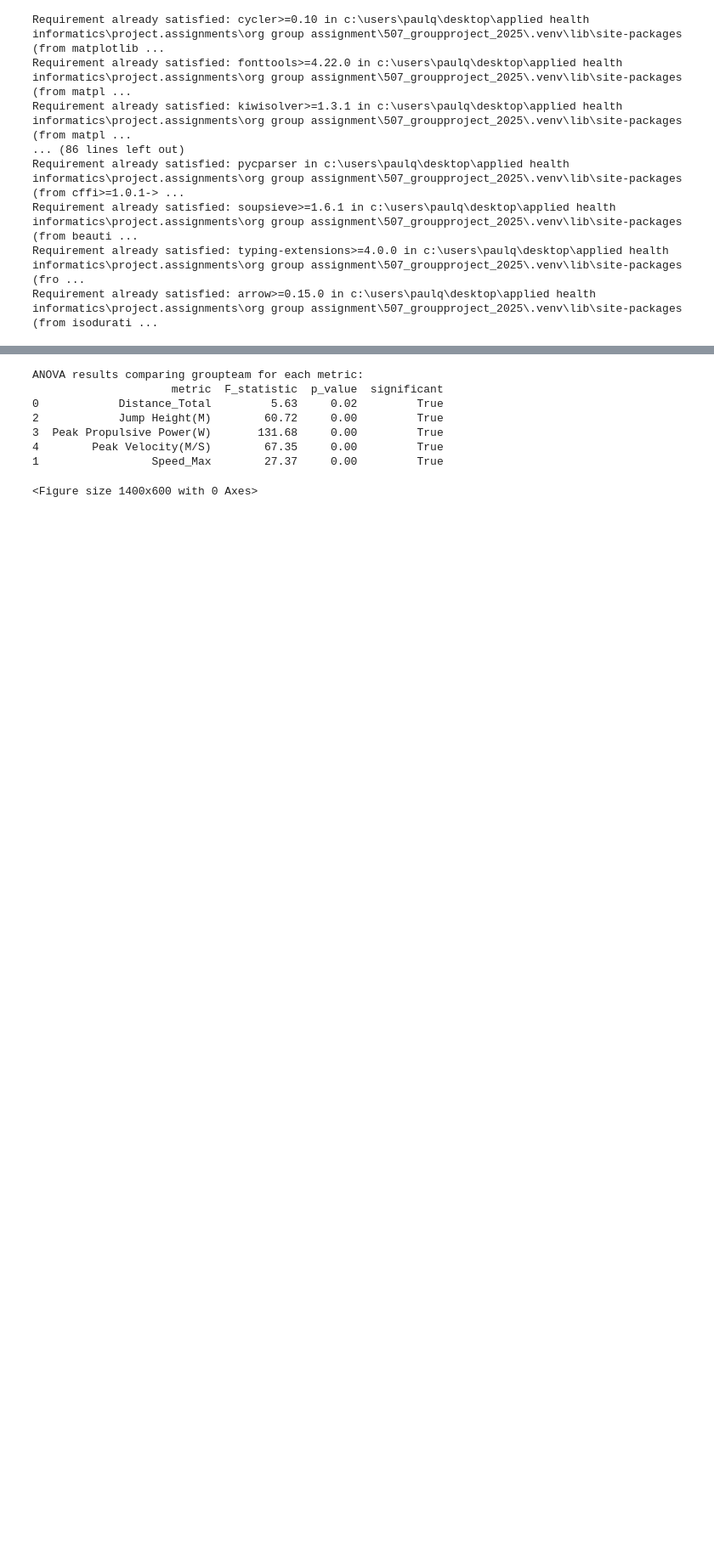
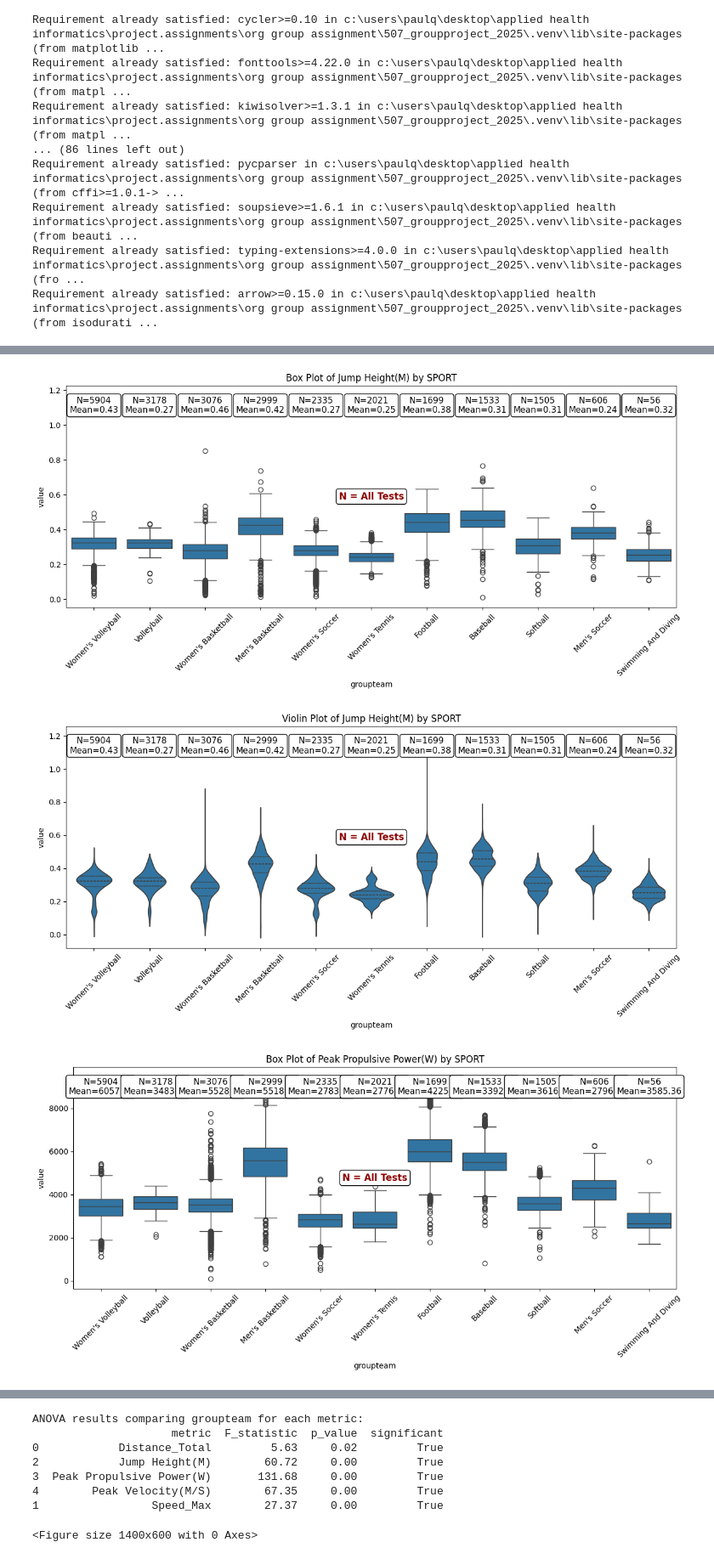
Before and after one commit to briggsprashar/sports_metric_analysis, a Jupyter notebook: scripts/part3.2_viz_comparison.ipynb, the cells around one changed output, grey strips where cells are left out. Shown at 85% size. Drawn from its saved outputs; the diff is of its cells as text; code cells hidden in the pictures; blank space fills up the shorter version.

```diff
--- a/scripts/part3.2_viz_comparison.ipynb
+++ b/scripts/part3.2_viz_comparison.ipynb
@@ -102,0 +103,77 @@ for metric in all_metrics:
+# %%
+import matplotlib.pyplot as plt
+import seaborn as sns
+import pandas as pd
+
+# Load and clean dataset
+df = pd.read_csv('../raw/fivemetrics_allsports.csv')
+df['timestamp'] = pd.to_datetime(df['timestamp'], errors='coerce')
+df = df.dropna(subset=['value', 'groupteam', 'metric'])
+
+all_metrics = df['metric'].unique()
+
+for metric in all_metrics:
+    metric_df = df[df['metric'] == metric]
+
+    counts = metric_df['groupteam'].value_counts()
+    means = metric_df.groupby('groupteam')['value'].mean()
+
+    # Box Plot
+    plt.figure(figsize=(12, 6))
+    ax = sns.boxplot(x='groupteam', y='value', data=metric_df)
+    plt.title(f"Box Plot of {metric} by SPORT")
+    plt.xticks(rotation=45)
+
+    # Place labels INSIDE the chart near the top
+    ymax = ax.get_ylim()[1]
+    for i, team in enumerate(counts.index):
+        n = counts[team]
+        mean_val = means[team]
+        ax.text(
+            i, ymax * 0.95,  # inside the box, near top
+            f"N={n}\nMean={mean_val:.2f}",
+            ha='center', va='top', fontsize=11, color='black',
+            bbox=dict(facecolor='white', edgecolor='black', boxstyle='round,pad=0.3')
+        )
+
+    # Center "N = All Tests" in the middle of the chart
+    ax.text(
+        0.5, 0.5, "N = All Tests",
+        transform=ax.transAxes, ha='center', va='center',
+        fontsize=12, fontweight='bold', color='darkred',
+        bbox=dict(facecolor='white', edgecolor='black', boxstyle='round,pad=0.3')
+    )
+
+    plt.tight_layout()
+    plt.show()
+
+    # Violin Plot
+    plt.figure(figsize=(12, 6))
+    ax = sns.violinplot(x='groupteam', y='value', data=metric_df, inner='quartile')
+    plt.title(f"Violin Plot of {metric} by SPORT")
+    plt.xticks(rotation=45)
+
+    ymax = ax.get_ylim()[1]
+    for i, team in enumerate(counts.index):
+        n = counts[team]
+        mean_val = means[team]
+        ax.text(
+            i, ymax * 0.95,
+            f"N={n}\nMean={mean_val:.2f}",
+            ha='center', va='top', fontsize=11, color='black',
+            bbox=dict(facecolor='white', edgecolor='black', boxstyle='round,pad=0.3')
+        )
+
+    ax.text(
+        0.5, 0.5, "N = All Tests",
+        transform=ax.transAxes, ha='center', va='center',
+        fontsize=12, fontweight='bold', color='darkred',
+        bbox=dict(facecolor='white', edgecolor='black', boxstyle='round,pad=0.3')
+    )
+
+    plt.tight_layout()
+    plt.show()
+# %% [output]
+[figure, added]
+[figure, added]
+[figure, added]
```
Also changed, not shown: parts of 4 cells of this notebook, 1 other file.
